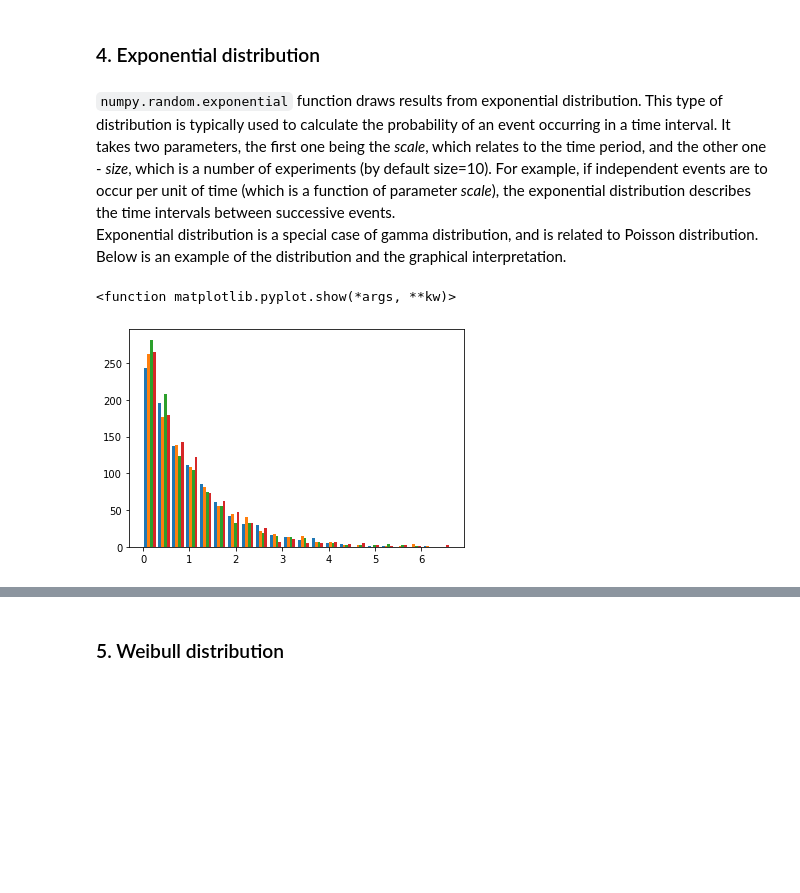
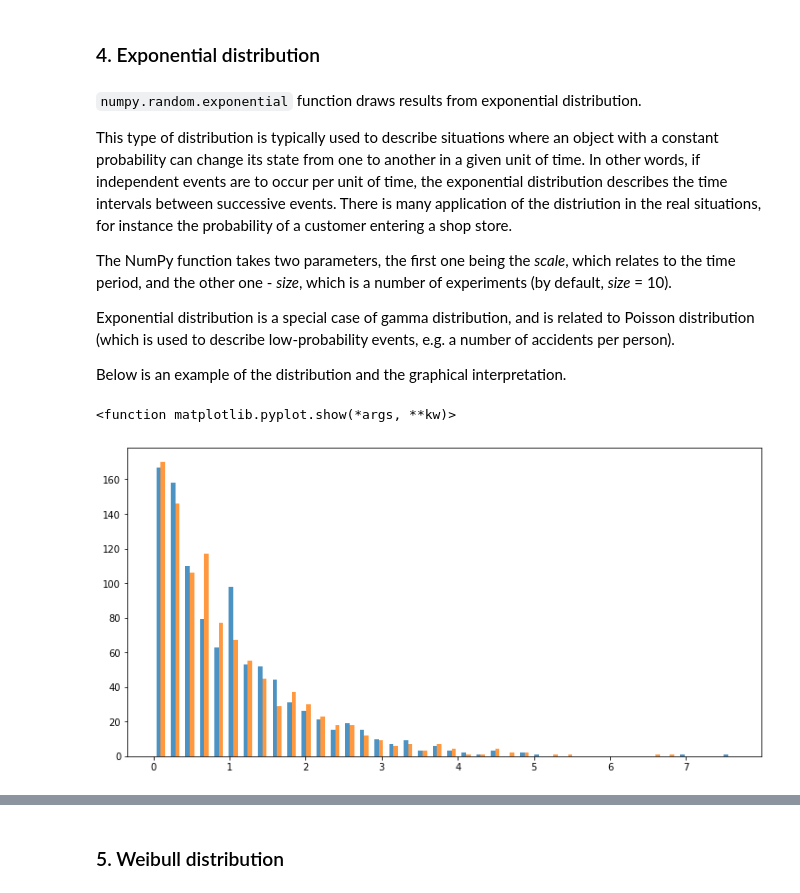
Before and after one commit to andkoc001/fun-with-numpy-random, a Jupyter notebook: exploring-random-numpy.ipynb, the cells around one changed output, grey strips where cells are left out. Cells and saved outputs as stored; diff of their text form; code cells hidden in the pictures; blank space fills up the shorter version.

```diff
--- a/exploring-random-numpy.ipynb
+++ b/exploring-random-numpy.ipynb
@@ -313,13 +314,22 @@ Actual standard diviation:  1.56485857507955
 # %% [markdown]
 ### 4. Exponential distribution
 # %% [markdown]
-`numpy.random.exponential` function draws results from exponential distribution. This type of distribution is typically used to calculate the probability of an event occurring in a time interval. It takes two parameters, the first one being the _scale_, which relates to the time period, and the other one - _size_, which is a number of experiments (by default size=10). For example, if independent events are to occur per unit of time (which is a function of parameter _scale_), the exponential distribution describes the time intervals between successive events.
-Exponential distribution is a special case of gamma distribution, and is related to Poisson distribution.
+`numpy.random.exponential` function draws results from exponential distribution.
+
+This type of distribution is typically used to describe situations where an object with a constant probability can change its state from one to another in a given unit of time. In other words, if independent events are to occur per unit of time, the exponential distribution describes the time intervals between successive events. There is many application of the distriution in the real situations, for instance the probability of a customer entering a shop store.
+
+The NumPy function takes two parameters, the first one being the _scale_, which relates to the time period, and the other one - _size_, which is a number of experiments (by default, _size_ = 10).
+
+Exponential distribution is a special case of gamma distribution, and is related to Poisson distribution (which is used to describe low-probability events, e.g. a number of accidents per person).
+
 Below is an example of the distribution and the graphical interpretation.
 # %%
-a = np.random.exponential(1, [1000,4]) # the first parameter (scale) relates to time period, the second one (size) - to number of experiments (4 sets of 1000 experiments)
-plt.hist(a, bins=22) # the values in bins are grouped by sets of experiment, each in represented by different colour
-plt.show # this command will hide away numeral values of the output - for clarity
+plt.figure(figsize=(12,6)) # size of the plot (width, height)
+expon = np.random.exponential(1, [1000,2]) # the first parameter (scale) relates to time period, the second one (size) - to number of experiments (2 sets of 1000 experiments)
+
+plt.hist(expon, bins=40, alpha=0.8, rwidth=0.6) # the values in bins are grouped by sets of experiment, each in represented by different colour
+
+plt.show
 # %% [output]
 <function matplotlib.pyplot.show(*args, **kw)>
-[figure, old version]
+[figure, new version]
```
Also changed, not shown: parts of 31 cells of this notebook.
